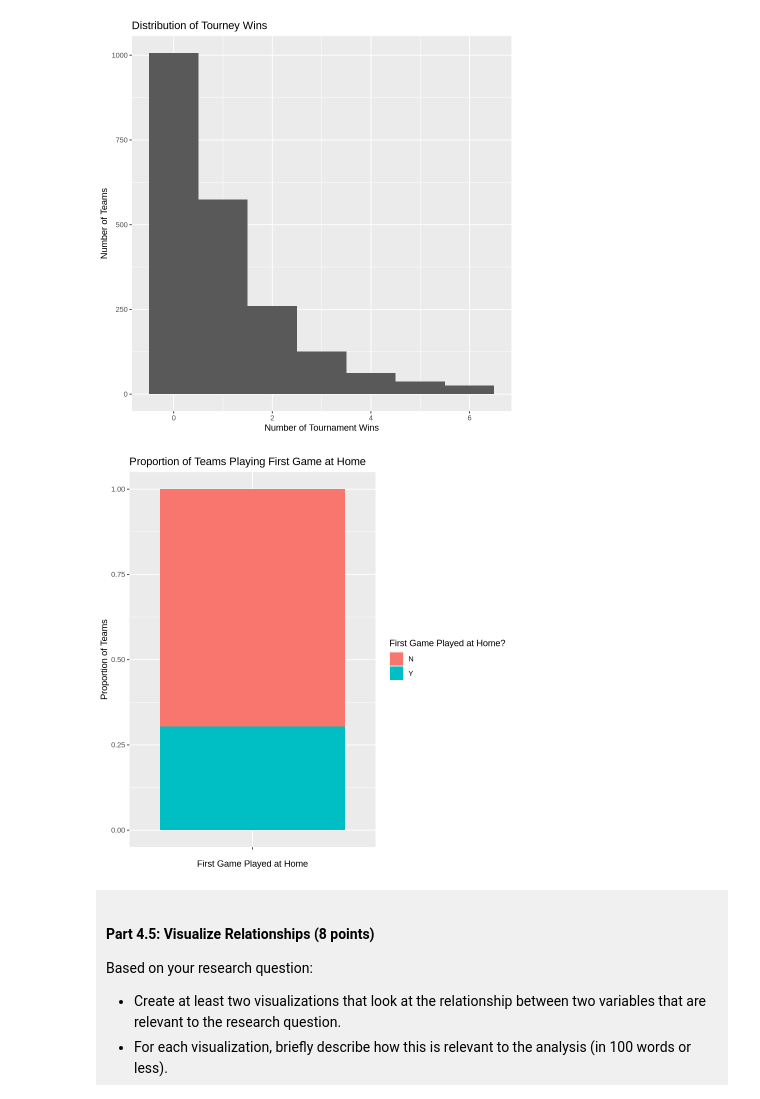
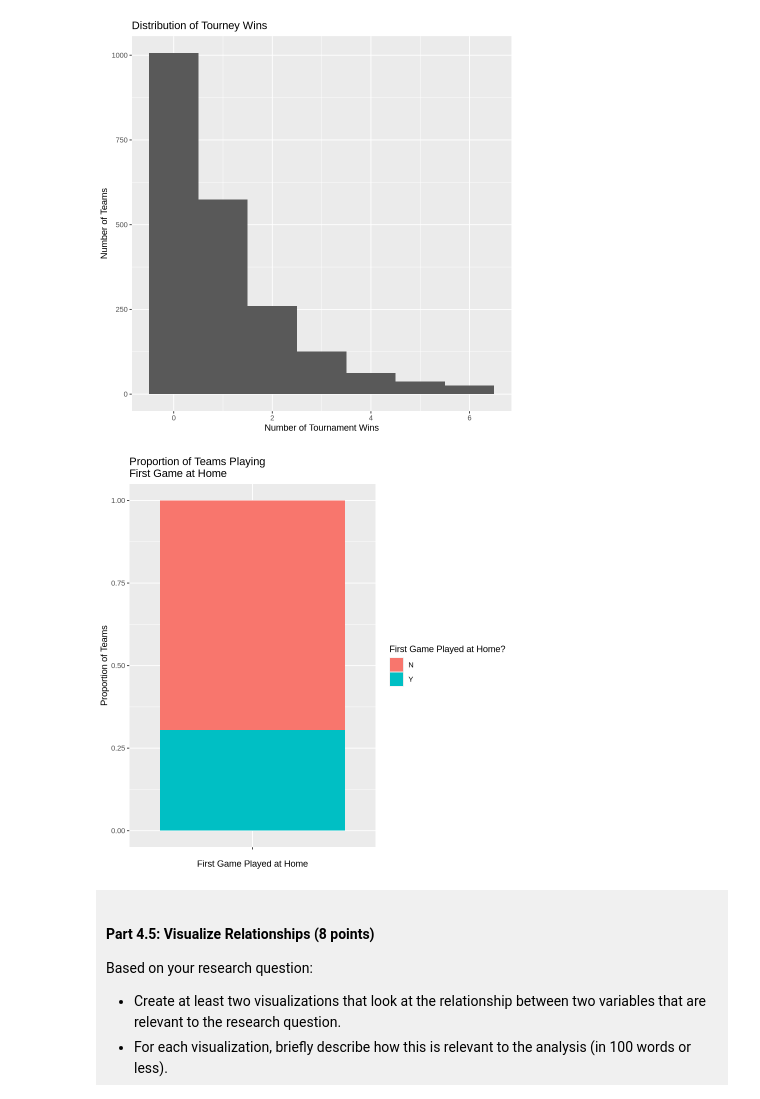
Before and after one commit to dy581/DSCI-100-Project-Dayun-Choi, a Jupyter notebook: dsci-100-project-notebook.ipynb, the cells around one changed output. Saved outputs shown, nothing was run; the diff lists cells and outputs as text; code cells hidden in the pictures.

Commit message:
plot title fix

```diff
--- a/dsci-100-project-notebook.ipynb
+++ b/dsci-100-project-notebook.ipynb
@@ -350,10 +350,10 @@ tourney_wins_plot
 # %%
 firstgame_plot <- ggplot(tidy_wmbb, aes(x = "", fill = first_game_at_home)) +
 geom_bar(position = 'fill') +
-labs(title = "Proportion of Teams Playing First Game at Home", x = "First Game Played at Home", y = "Proportion of Teams", fill = "First Game Played at Home?")
+labs(title = "Proportion of Teams Playing \nFirst Game at Home", x = "First Game Played at Home", y = "Proportion of Teams", fill = "First Game Played at Home?")
 firstgame_plot
 # %% [output]
-[figure, old version]
+[figure, new version]
 # %% [markdown]
 <div style="background-color: #f0f0f0; padding: 10px;">
 
```
Also changed, not shown: parts of 2 cells of this notebook.
